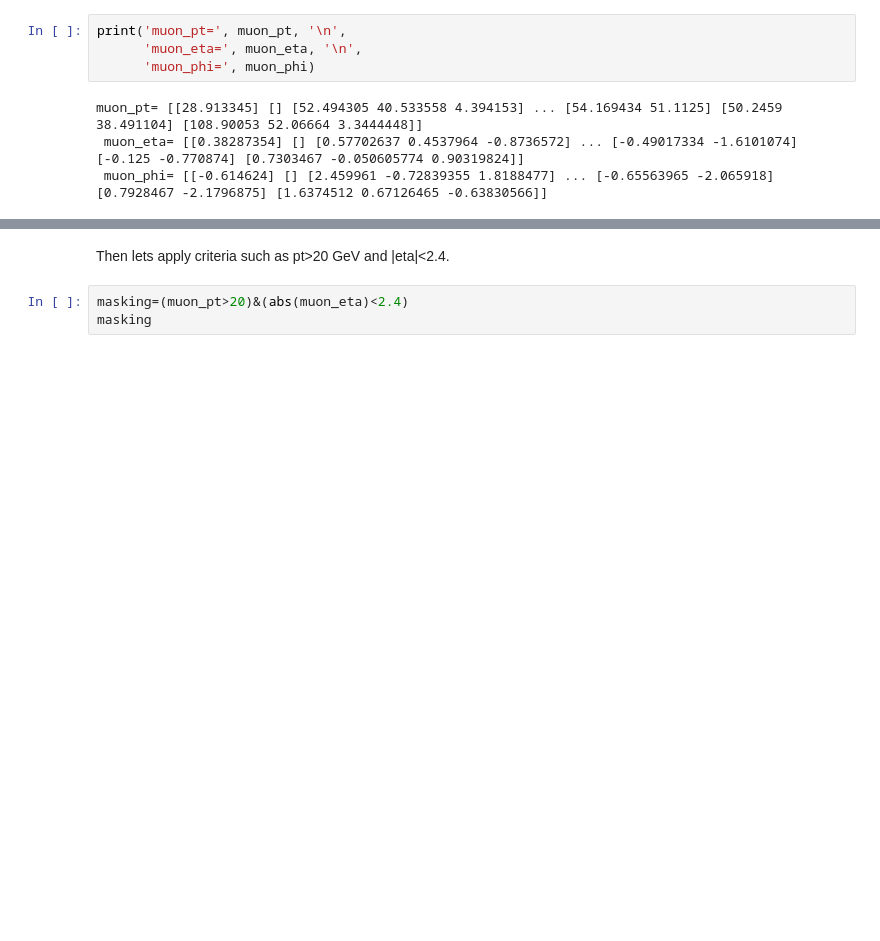
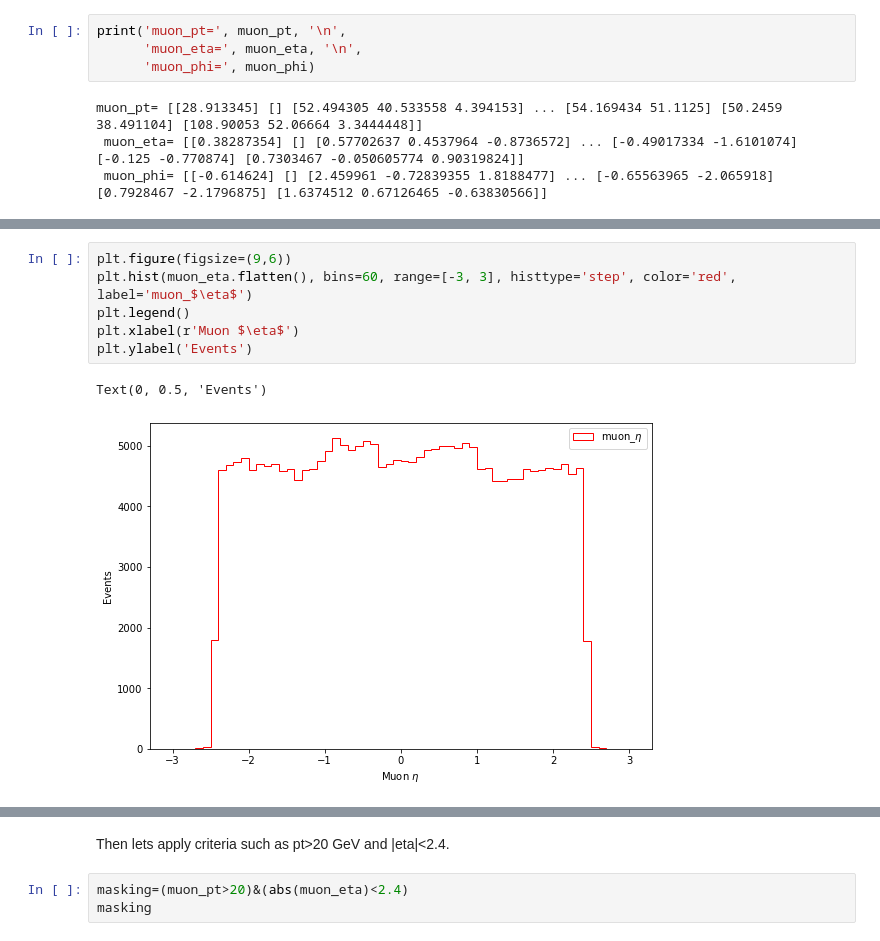
Before and after one commit to Taiantuia/MuonHATSatLPC2020, a Jupyter notebook: Exercise-1-Introduction.ipynb, the cells around one changed output, grey strips where cells are left out. Saved outputs shown, nothing was run; the diff lists cells and outputs as text; blank space fills up the shorter version.

```diff
--- a/Exercise-1-Introduction.ipynb
+++ b/Exercise-1-Introduction.ipynb
@@ -59,0 +65,9 @@ muon_pt= [[28.913345] [] [52.494305 40.533558 4.394153] ... [54.169434 51.1125]
+# %%
+plt.figure(figsize=(9,6))
+plt.hist(muon_eta.flatten(), bins=60, range=[-3, 3], histtype='step', color='red', label='muon_$\eta$')
+plt.legend()
+plt.xlabel(r'Muon $\eta$')
+plt.ylabel('Events')
+# %% [output]
+Text(0, 0.5, 'Events')
+[figure, added]
```
Also changed, not shown: parts of 17 cells of this notebook.
